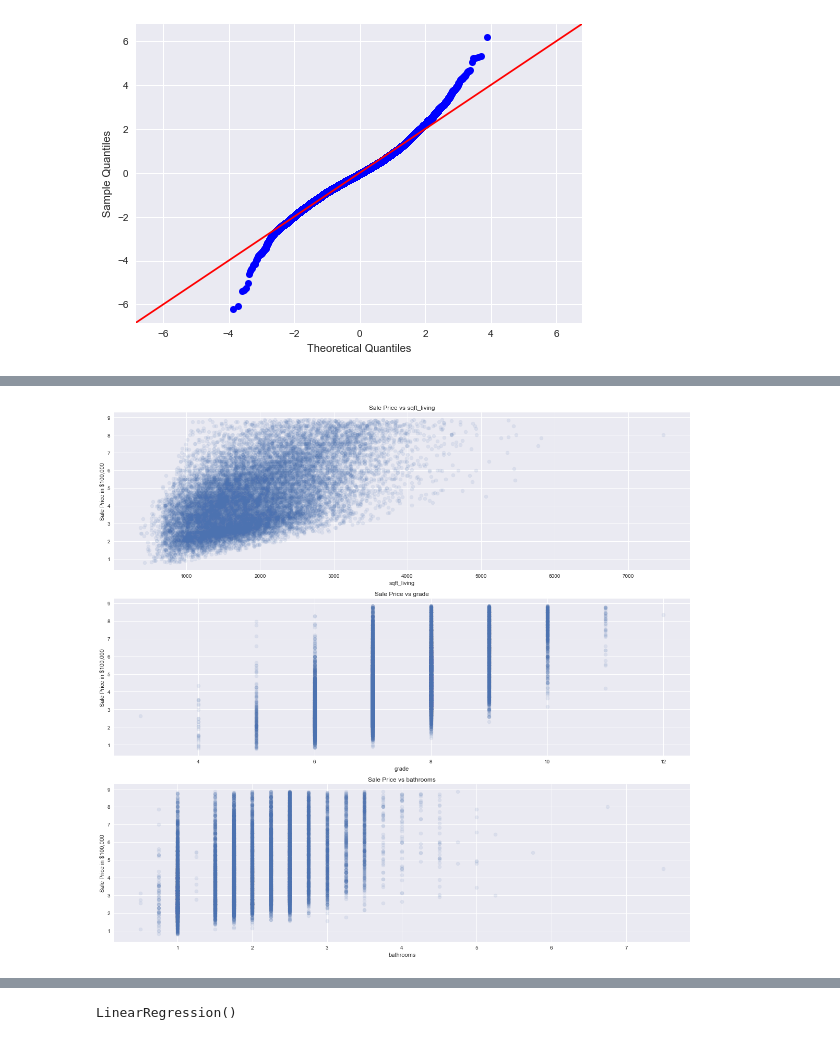
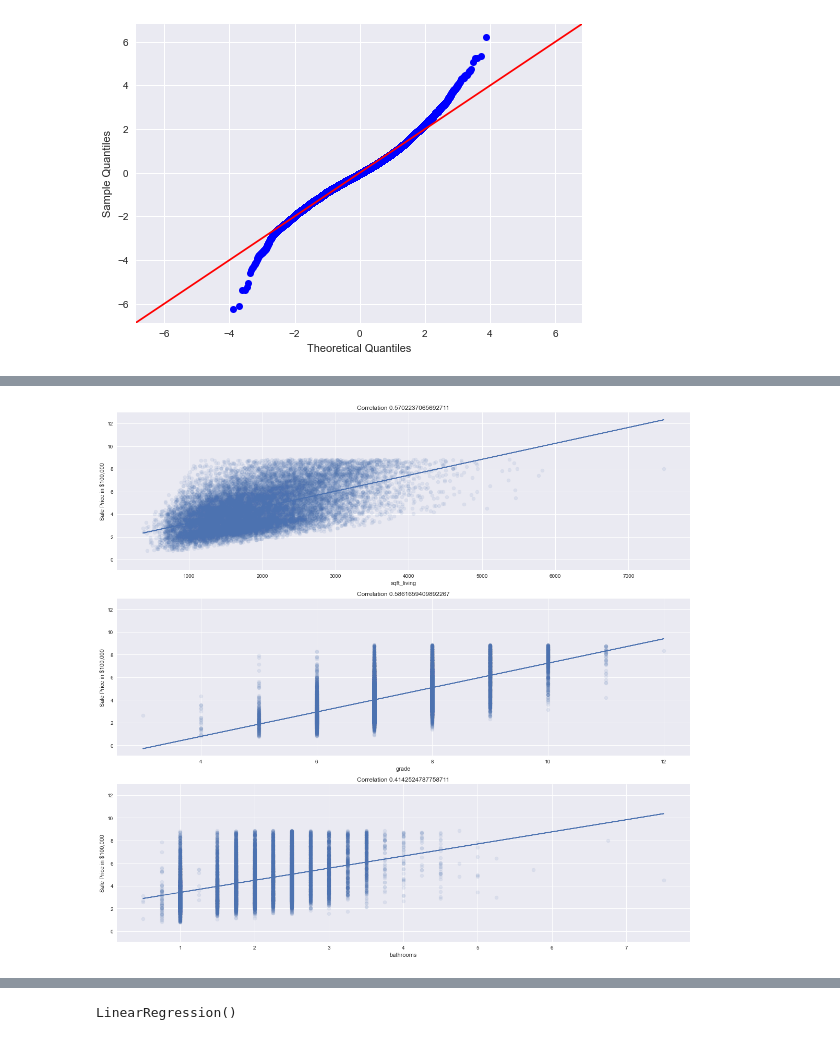
Before and after one commit to kstrickland680/housing-analysis, a Jupyter notebook: housing-analysis.ipynb, the cells around one changed output, grey strips where cells are left out. Saved outputs shown, nothing was run; the diff lists cells and outputs as text; code cells hidden in the pictures.

```diff
--- a/housing-analysis.ipynb
+++ b/housing-analysis.ipynb
@@ -135 +113,5 @@ df=df.drop_duplicates('id')
+# %%
+df=df.drop_duplicates('id')
+df = df.drop(['yr_renovated'], axis=1)
+df = df.drop(['sqft_basement'], axis=1)
 # %% [markdown]
@@ -169,7 +155,6 @@ df.describe()
 # %%
 df['waterfront'] = df['waterfront'].fillna(0)
 df['view'] = df['view'].fillna(0)
-df['yr_renovated'] = df['yr_renovated'].fillna(0)
 df.isna().sum()
 # %% [output]
 id               0
@@ -201,14 +188,5 @@ df.hist(figsize=(18,15), bins='auto');
 
 df['zipcode']=df['zipcode'].astype('str')
 df['waterfront'] = df['waterfront'].astype('str')
-# %%
-len(df[df['sqft_basement'] == '?'])
-#414 unknown values
-#df[df['sqft_basement'] == '?'] = '0.0'
-df['sqft_basement'].replace({"?": "0.0"}, inplace=True)
-len(df[df['sqft_basement'] == '?'])
-#replacing witht 0 as most common entry
-#recasting as numereic
-df['sqft_basement'] = df['sqft_basement'].astype(float)
 # %%
 df['age']=df['date']-df['yr_built']
@@ -346,2 +317,0 @@ df_preprocessed.head()
-# %%
-df_preprocessed = df_preprocessed.drop('sqft_basement', axis=1)
@@ -866,13 +707,16 @@ sns.heatmap(corr, center=0, annot=True);
 # %%
 fig, axes = plt.subplots(nrows=3, ncols=1, figsize=(16,15), sharey=True)
 
 highcorr = ['sqft_living', 'grade', 'bathrooms']
 for ax, column in zip(axes.flatten(), df[highcorr].columns):
     ax.scatter(df2[column], df2['price'] / 100_000, label=column, alpha=.1)
-    ax.set_title(f'Sale Price vs {column}')
+    m, b = np.polyfit(df2[column], df2['price']/100_000, 1)
+    ax.plot(df2[column], m*df2[column]+b)
+    coef = np.corrcoef(df2[column], df2['price'])[0,1]
+    ax.set_title(f'Correlation {coef}')
     ax.set_xlabel(column)
     ax.set_ylabel('Sale Price in $100,000')
 
 fig.tight_layout()
 # %% [output]
-[figure, old version]
+[figure, new version]
```
Also changed, not shown: parts of 83 cells of this notebook, 7 other files.
